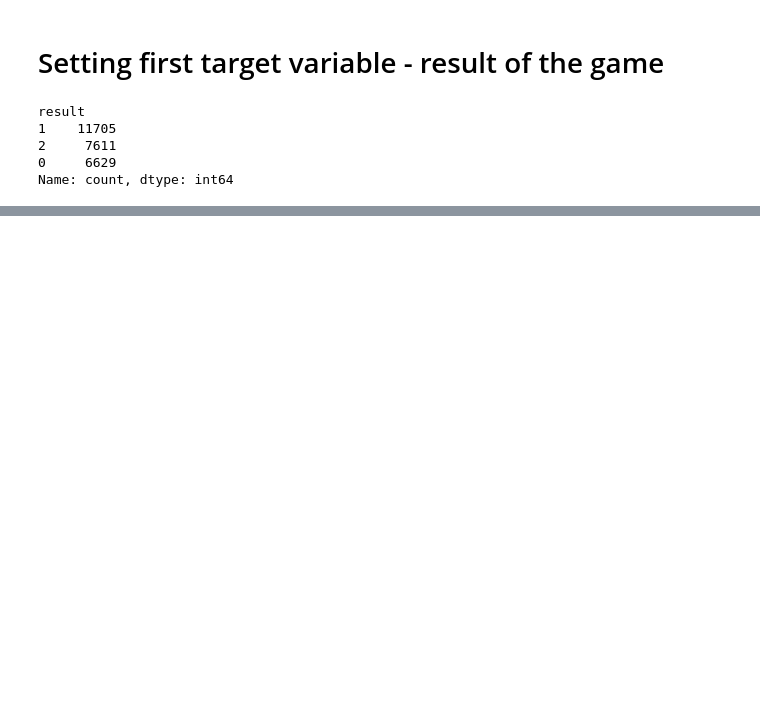
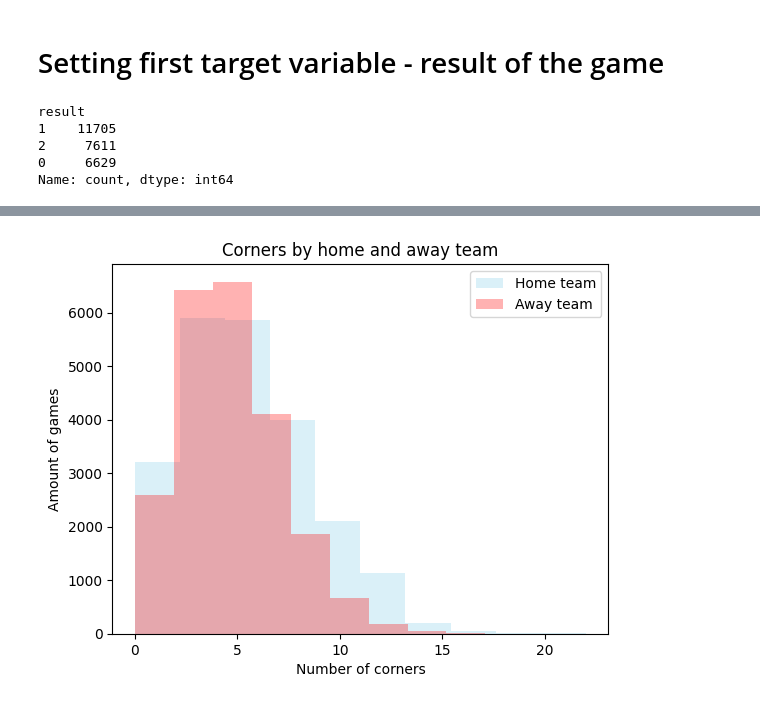
Before and after one commit to lukaszlewickii/football_games_predictor, a Jupyter notebook: eda.ipynb, the cells around one changed output, grey strips where cells are left out. Drawn from its saved outputs; the diff is of its cells as text; code cells hidden in the pictures; blank space fills up the shorter version.

```diff
--- a/eda.ipynb
+++ b/eda.ipynb
@@ -78,0 +148,10 @@ Name: count, dtype: int64
+# %%
+plt.hist(data[data['home_team_corner_count'] != -1]['home_team_corner_count'], color='skyblue', alpha=.3)
+plt.hist(data[data['away_team_corner_count'] != -1]['away_team_corner_count'], color='red', alpha=.3)
+plt.xlabel('Number of corners')
+plt.ylabel('Amount of games')
+plt.legend(['Home team', 'Away team'])
+plt.title('Corners by home and away team')
+plt.show()
+# %% [output]
+[figure, added]
```
Also changed, not shown: parts of 19 cells of this notebook, 1 other file.
